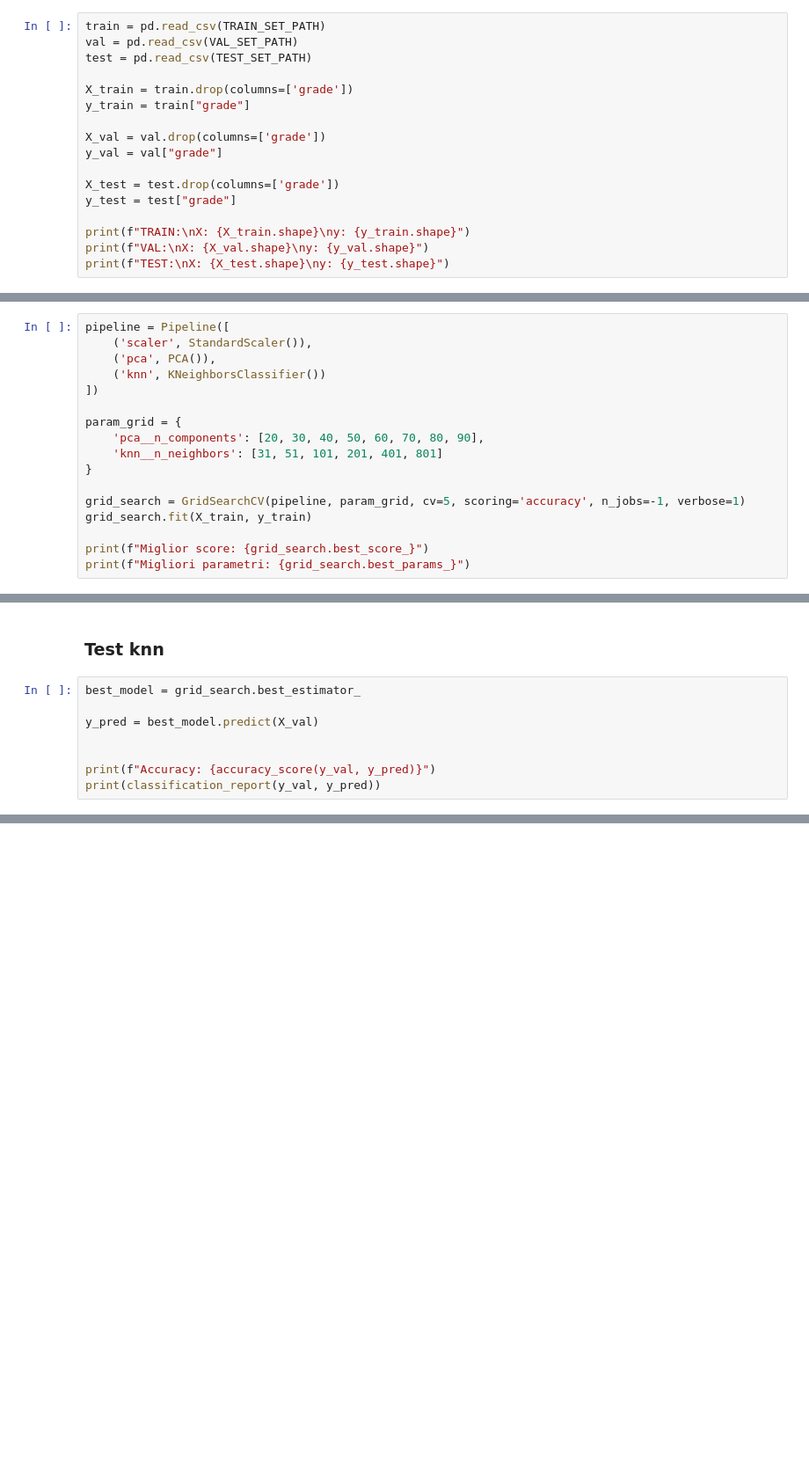
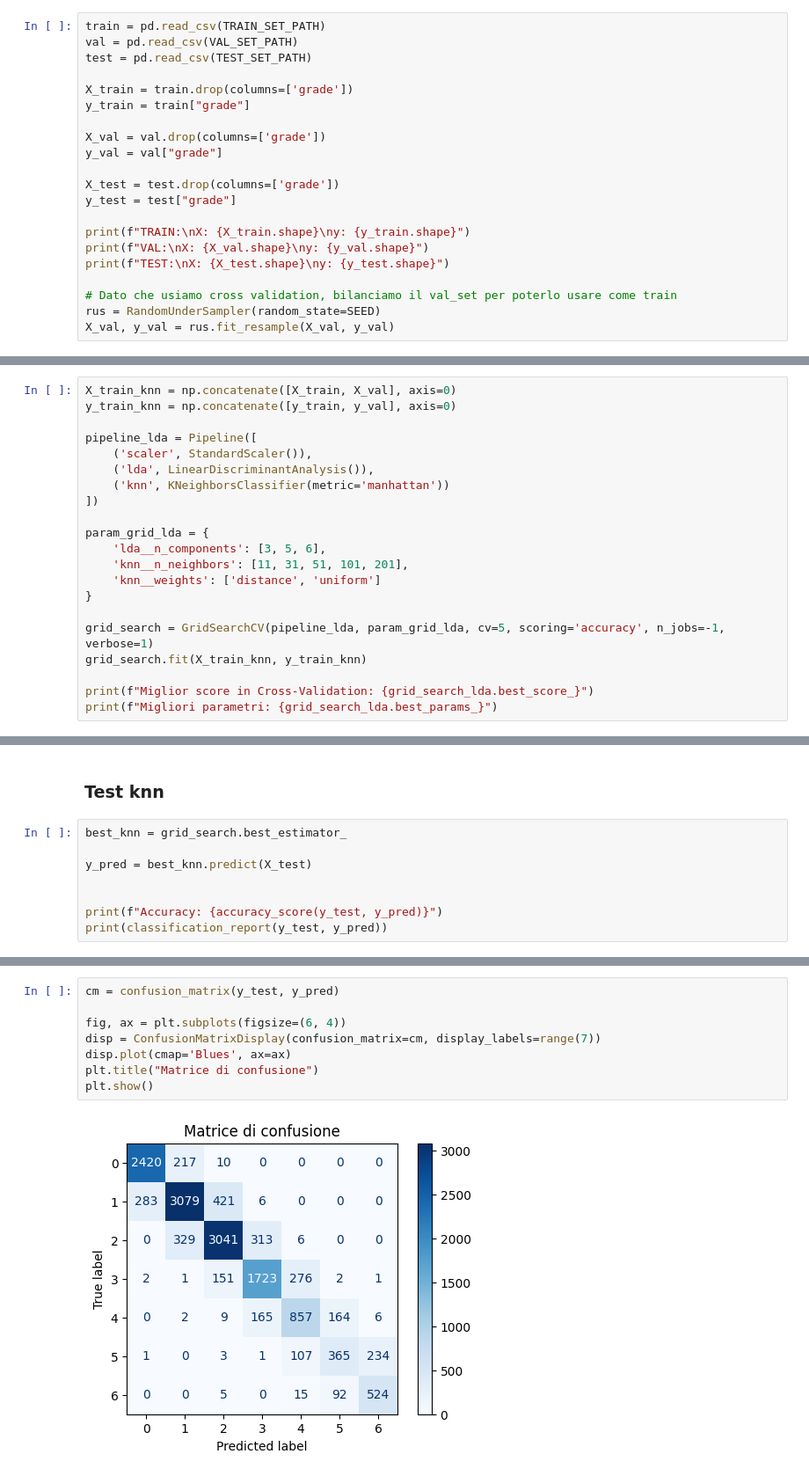
Before and after one commit to leovora/Data_Analytics_Project, a Jupyter notebook: src/Training_module/trad_ML_models.ipynb, the cells around one changed output, grey strips where cells are left out. Shown at 88% size. Cells and saved outputs as stored; diff of their text form; blank space fills up the shorter version.

```diff
--- a/src/Training_module/trad_ML_models.ipynb
+++ b/src/Training_module/trad_ML_models.ipynb
@@ -63,6 +65,10 @@ y_test = test["grade"]
 print(f"TRAIN:\nX: {X_train.shape}\ny: {y_train.shape}")
 print(f"VAL:\nX: {X_val.shape}\ny: {y_val.shape}")
 print(f"TEST:\nX: {X_test.shape}\ny: {y_test.shape}")
+
+# Dato che usiamo cross validation, bilanciamo il val_set per poterlo usare come train
+rus = RandomUnderSampler(random_state=SEED)
+X_val, y_val = rus.fit_resample(X_val, y_val)
 # %% [output]
 TRAIN:
 X: (33747, 98)
@@ -78,20 +84,24 @@ y: (14831,)
 # %% [markdown]
 ### Train knn
 # %%
-pipeline = Pipeline([
+X_train_knn = np.concatenate([X_train, X_val], axis=0)
+y_train_knn = np.concatenate([y_train, y_val], axis=0)
+
+pipeline_lda = Pipeline([
     ('scaler', StandardScaler()),
-    ('pca', PCA()),
-    ('knn', KNeighborsClassifier())
+    ('lda', LinearDiscriminantAnalysis()),
+    ('knn', KNeighborsClassifier(metric='manhattan'))
 ])
 
-param_grid = {
-    'pca__n_components': [20, 30, 40, 50, 60, 70, 80, 90],
-    'knn__n_neighbors': [31, 51, 101, 201, 401, 801]
+param_grid_lda = {
+    'lda__n_components': [3, 5, 6],
+    'knn__n_neighbors': [11, 31, 51, 101, 201],
+    'knn__weights': ['distance', 'uniform']
 }
 
-grid_search = GridSearchCV(pipeline, param_grid, cv=5, scoring='accuracy', n_jobs=-1, verbose=1)
-grid_search.fit(X_train, y_train)
+grid_search = GridSearchCV(pipeline_lda, param_grid_lda, cv=5, scoring='accuracy', n_jobs=-1, verbose=1)
+grid_search.fit(X_train_knn, y_train_knn)
 
-print(f"Miglior score: {grid_search.best_score_}")
-print(f"Migliori parametri: {grid_search.best_params_}")
+print(f"Miglior score in Cross-Validation: {grid_search_lda.best_score_}")
+print(f"Migliori parametri: {grid_search_lda.best_params_}")
 # %% [output]
@@ -101,11 +111,11 @@ Migliori parametri: {'knn__n_neighbors': 401, 'pca__n_components': 80}
 # %% [markdown]
 ### Test knn
 # %%
-best_model = grid_search.best_estimator_
+best_knn = grid_search.best_estimator_
 
-y_pred = best_model.predict(X_val)
+y_pred = best_knn.predict(X_test)
 
 
-print(f"Accuracy: {accuracy_score(y_val, y_pred)}")
-print(classification_report(y_val, y_pred))
+print(f"Accuracy: {accuracy_score(y_test, y_pred)}")
+print(classification_report(y_test, y_pred))
 # %% [output]
@@ -125,0 +156,10 @@ weighted avg       0.42      0.42      0.41     14830
+# %%
+cm = confusion_matrix(y_test, y_pred)
+
+fig, ax = plt.subplots(figsize=(6, 4))
+disp = ConfusionMatrixDisplay(confusion_matrix=cm, display_labels=range(7))
+disp.plot(cmap='Blues', ax=ax)
+plt.title("Matrice di confusione")
+plt.show()
+# %% [output]
+[figure, added]
```
Also changed, not shown: parts of 25 cells of this notebook, 4 other files.
